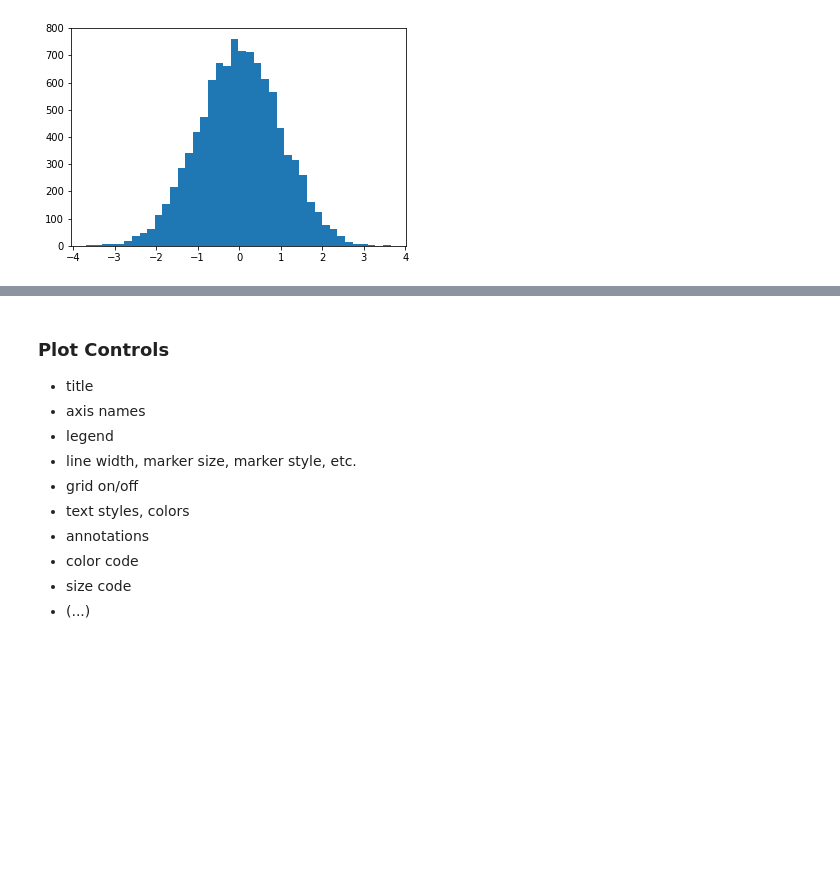
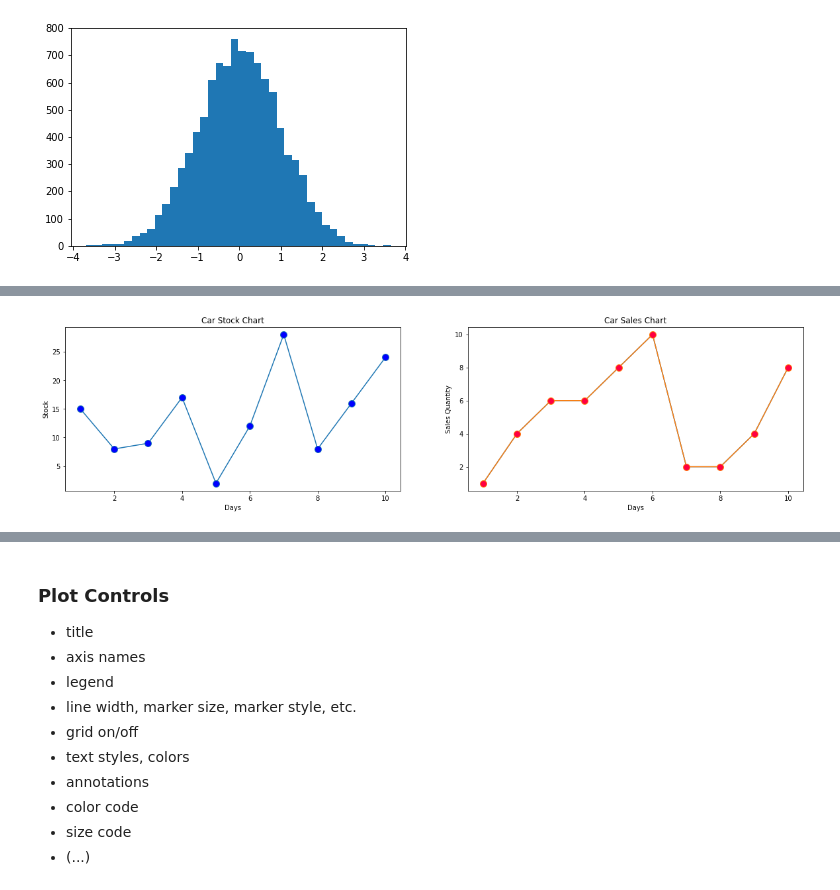
Before and after one commit to mcandar/python_lectures, a Jupyter notebook: chapter_5.ipynb, the cells around one changed output, grey strips where cells are left out. Saved outputs shown, nothing was run; the diff lists cells and outputs as text; code cells hidden in the pictures; blank space fills up the shorter version.

```diff
--- a/chapter_5.ipynb
+++ b/chapter_5.ipynb
@@ -125,0 +150,24 @@ plt.show()
+# %%
+plt.figure(figsize=(20,10))
+
+plt.subplot(2,2,1)
+Stock = [15,8,9,17,2,12,28,8,16,24]
+Days = [1,2,3,4,5,6,7,8,9,10]
+plt.xlabel('Days')
+plt.ylabel('Stock')
+plt.title('Car Stock Chart')
+plt.plot(Days,Stock, marker = "o", markersize=10
+        ,markerfacecolor = "blue")
+
+plt.subplot(2,2,2)
+Sales_quantity = [1,4,6,6,8,10,2,2,4,8]
+plt.plot(Days,Sales_quantity)
+plt.xlabel('Days')
+plt.ylabel('Sales Quantity')
+plt.title('Car Sales Chart')
+plt.plot(Days,Sales_quantity,marker = "o" ,markersize=10
+        ,markerfacecolor = "#ff0040")
+
+plt.show()
+# %% [output]
+[figure, added]
```
Also changed, not shown: parts of 12 cells of this notebook.
